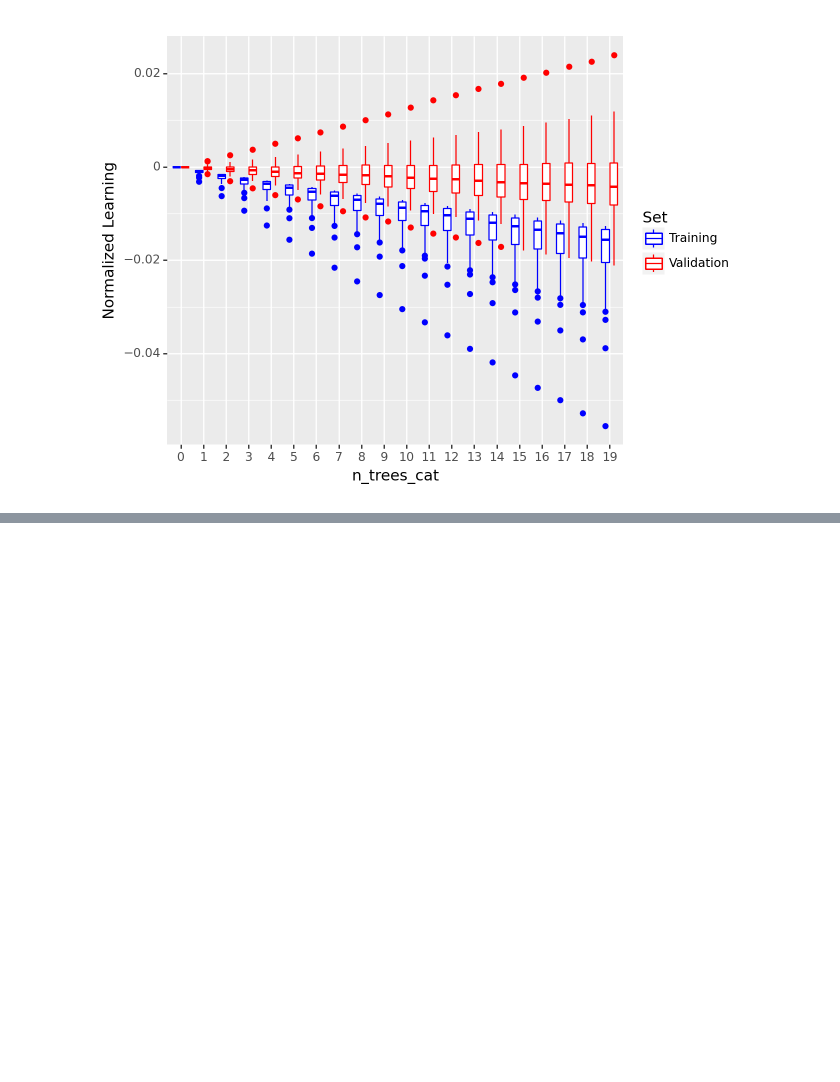
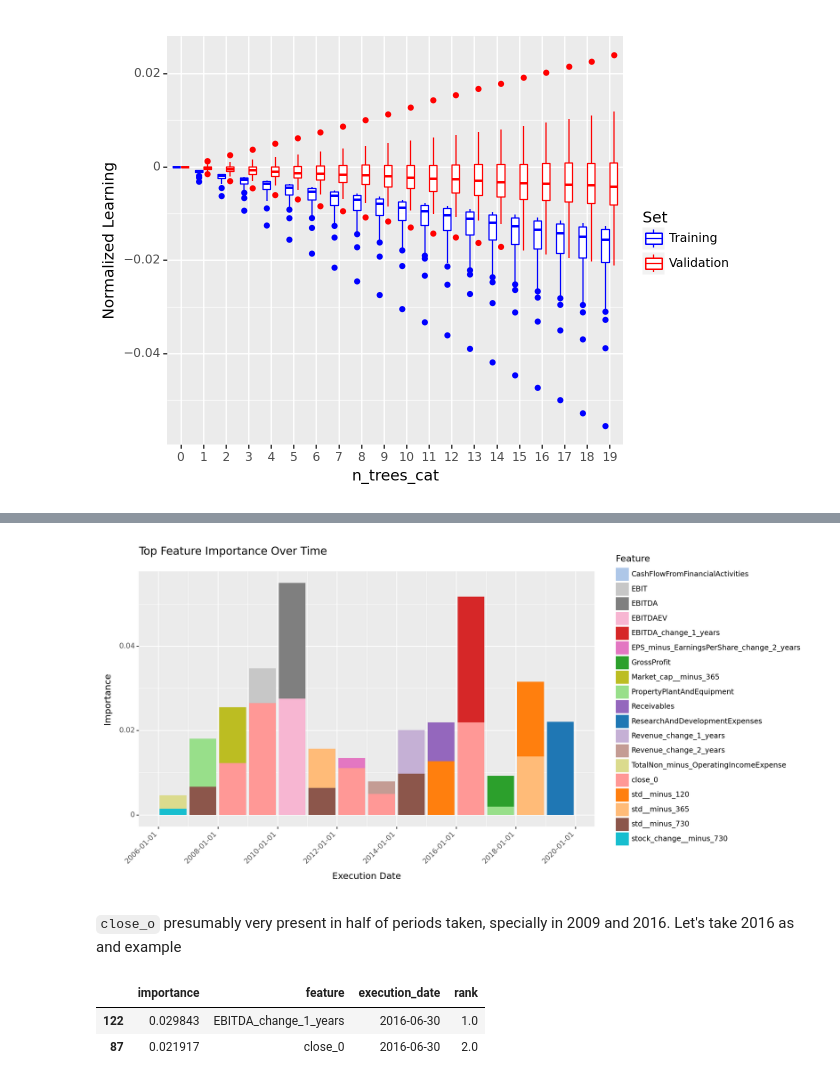
Before and after one commit to dan1dr/zrive-ds, a Jupyter notebook: src/module_5/module5.ipynb, the cells around one changed output, grey strips where cells are left out. Cells and saved outputs as stored; diff of their text form; code cells hidden in the pictures; blank space fills up the shorter version.

```diff
--- a/src/module_5/module5.ipynb
+++ b/src/module_5/module5.ipynb
@@ -701,0 +845,30 @@ Keep and eye on lambda rank and ndcg
+# %%
+# Get unique features
+all_feature_importance['rank'] = all_feature_importance.groupby('execution_date')['importance'].rank(ascending=False, method='first')
+all_feature_importance_year = all_feature_importance[all_feature_importance['rank'] <= 2]
+unique_features = all_feature_importance_year['feature'].unique()
+
+# Create palette
+color_palette = plt.cm.tab20(range(len(unique_features)))
+hex_color_palette = [matplotlib.colors.to_hex(c) for c in color_palette]
+
+# Map features to cols
+color_map = dict(zip(unique_features, hex_color_palette))
+
+# Create the plot
+plot = ggplot(all_feature_importance_year, aes(x='execution_date', y='importance', fill='feature')) + \
+    geom_col() + \
+    theme(axis_text_x=element_text(angle=45, hjust=1), legend_position='right', figure_size=(12, 6)) + \
+    scale_fill_manual(values=color_map) + \
+    labs(title='Top Feature Importance Over Time', x='Execution Date', y='Importance', fill='Feature')
+print(plot)
+# %% [output]
+[figure, added]
+# %% [markdown]
+`close_o` presumably very present in half of periods taken, specially in 2009 and 2016. Let's take 2016 as and example
+# %%
+all_feature_importance_year[all_feature_importance_year['execution_date'] == '2016-06-30']
+# %% [output]
+|  | importance | feature | execution_date | rank |
+| 122 | 0.029843 | EBITDA_change_1_years | 2016-06-30 | 1.0 |
+| 87 | 0.021917 | close_0 | 2016-06-30 | 2.0 |
```
Also changed, not shown: parts of 24 cells of this notebook, 2 other files.
